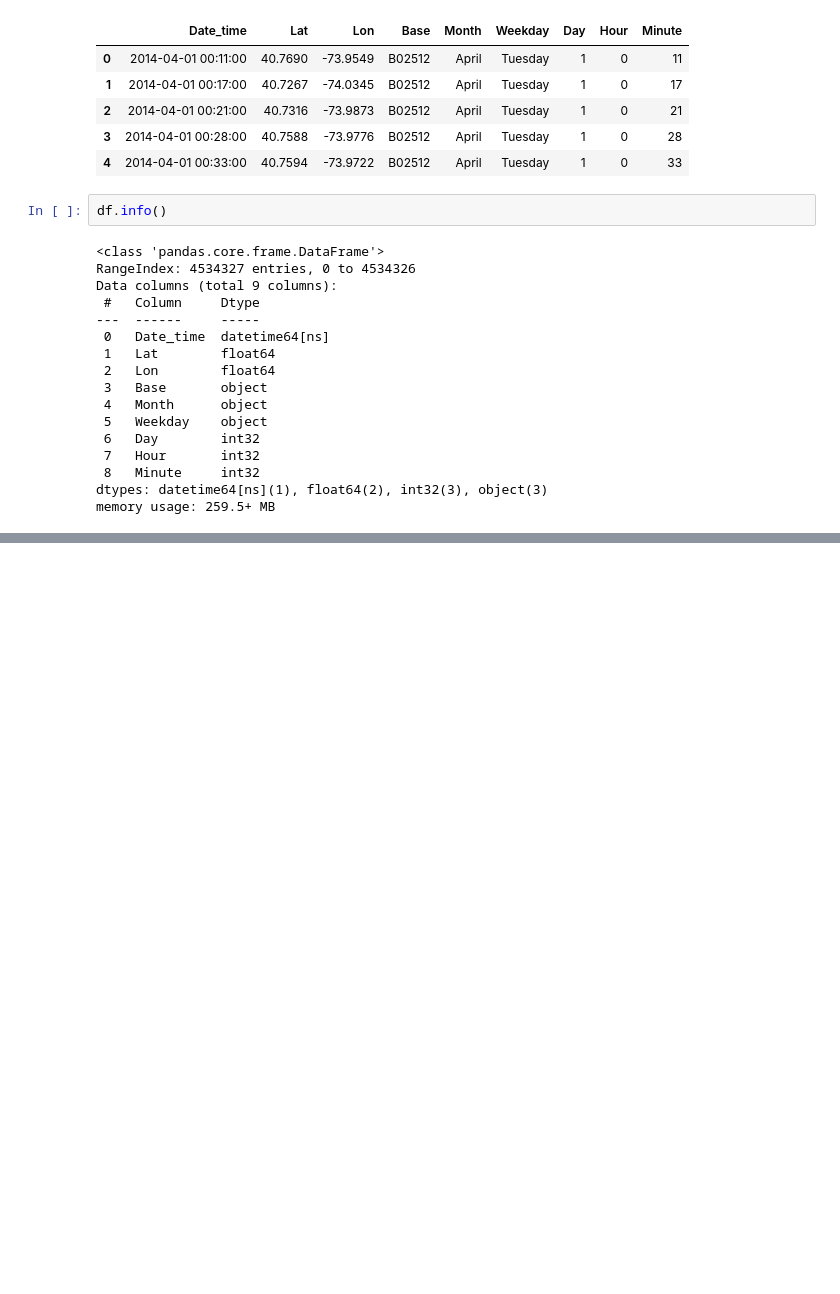
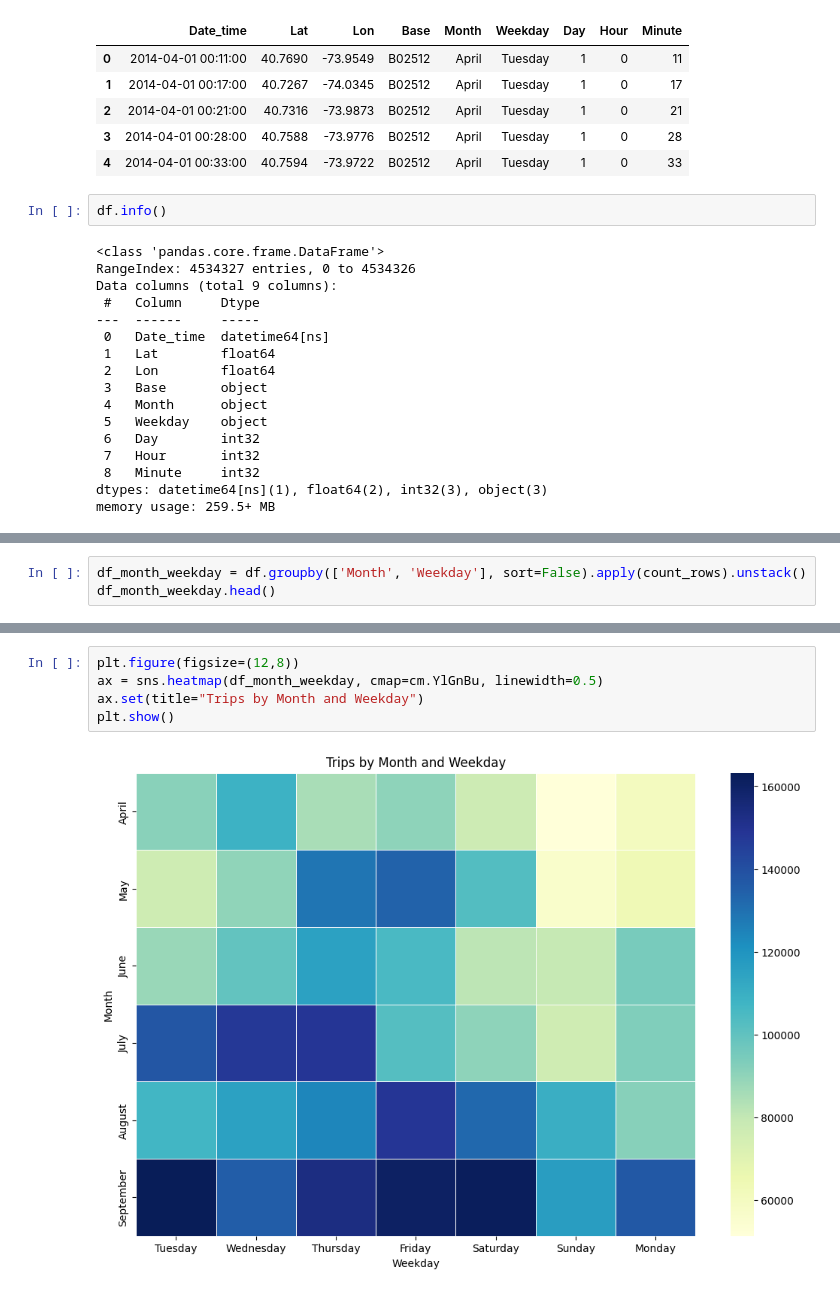
Before and after one commit to atharvpatole/Uber-Data-Analysis, a Jupyter notebook: UberDataAnalysis.ipynb, the cells around one changed output, grey strips where cells are left out. Saved outputs shown, nothing was run; the diff lists cells and outputs as text; blank space fills up the shorter version.

```diff
--- a/UberDataAnalysis.ipynb
+++ b/UberDataAnalysis.ipynb
@@ -625,0 +396,3 @@ People tend to use Uber late at night (around midnight) during weekends.
+# %%
+df_month_weekday = df.groupby(['Month', 'Weekday'], sort=False).apply(count_rows).unstack()
+df_month_weekday.head()
@@ -625,0 +407,7 @@ People tend to use Uber late at night (around midnight) during weekends.
+# %%
+plt.figure(figsize=(12,8))
+ax = sns.heatmap(df_month_weekday, cmap=cm.YlGnBu, linewidth=0.5)
+ax.set(title="Trips by Month and Weekday")
+plt.show()
+# %% [output]
+[figure, added]
```
Also changed, not shown: parts of 116 cells of this notebook.
